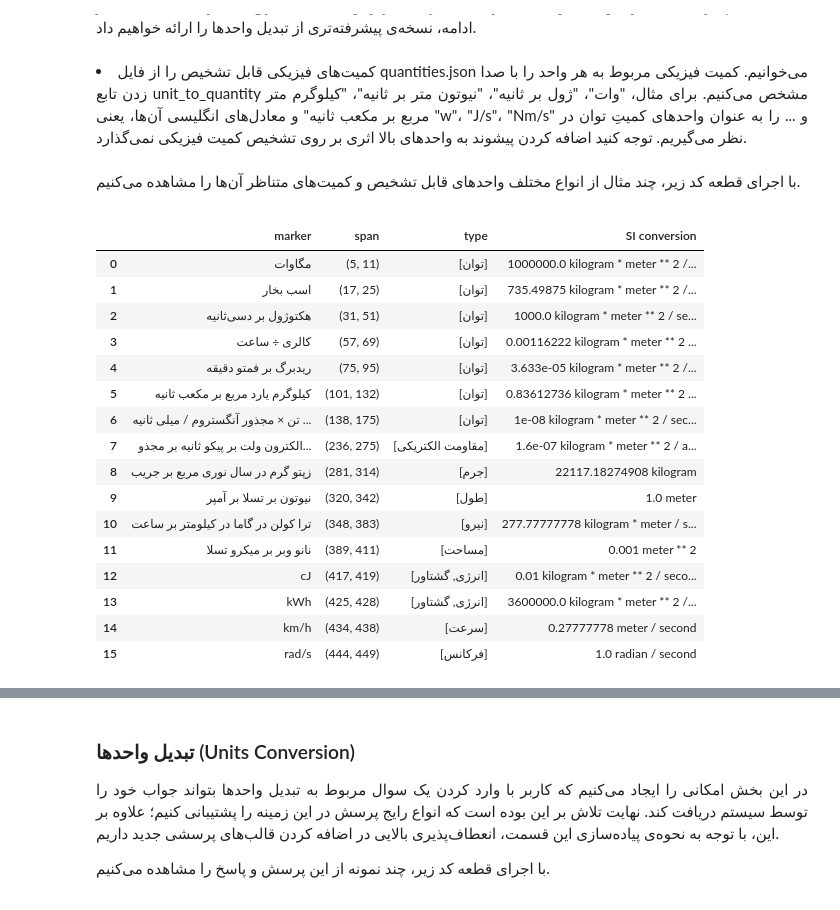
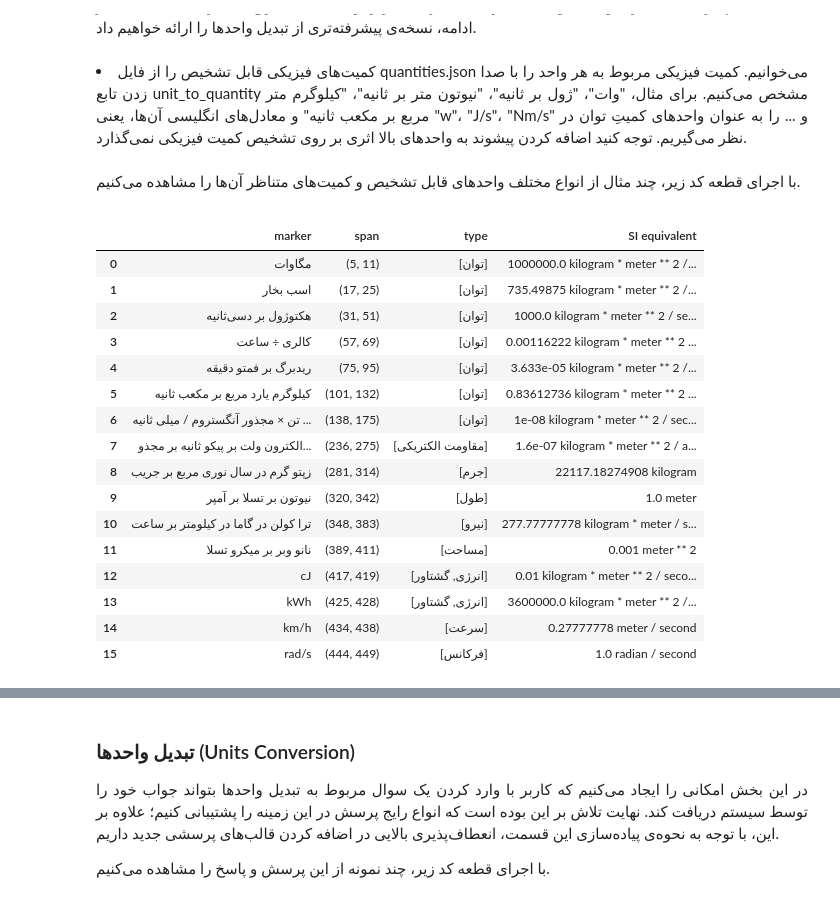
Before and after one commit to arshandalili/mir-units-of-measurements, a Jupyter notebook: units_of_measurement.ipynb, the cells around one changed output, grey strips where cells are left out. Saved outputs shown, nothing was run; the diff lists cells and outputs as text; code cells hidden in the pictures.

```diff
--- a/units_of_measurement.ipynb
+++ b/units_of_measurement.ipynb
@@ -372,35 +373,35 @@ sample = """
     ریدبرگ بر فمتو دقیقه،
     کیلوگرم یارد مربع بر مکعب ثانیه،
     تن × مجذور آنگستروم / میلی ثانیه مکعب،
     یوکتو اونس در میکرون مربع بر واحد زمانی اتمی مکعب،
     الکترون ولت بر پیکو ثانیه بر مجذور آمپر،
     زپتو گرم در سال نوری مربع بر جریب،
     نیوتون بر تسلا بر آمپر،
     ترا کولن در گاما در کیلومتر بر ساعت،
     نانو وبر بر میکرو تسلا،
     cJ،
     kWh،
     km/h،
     rad/s
 """
 
 result = {
     'marker': [],
     'span': [],
     'type': [],
-    'SI conversion': []
+    'SI equivalent': []
 }
 
 ureg = pint.UnitRegistry()
 for unit in extract_units(sample):
     result['marker'].append(unit['marker'])
     result['span'].append(unit['span'])
     result['type'].append(unit_to_quantity(unit['object']))
     result['SI equivalent'].append(str(round(unit_to_SI_unit(unit['object']), 8)))
 
 pd.DataFrame(result)
 # %% [output]
-|  | marker | span | type | SI conversion |
+|  | marker | span | type | SI equivalent |
 | 0 | مگاوات | (5, 11) | [توان] | 1000000.0 kilogram * meter ** 2 /... |
 | 1 | اسب بخار | (17, 25) | [توان] | 735.49875 kilogram * meter ** 2 /... |
 | 2 | هکتوژول بر دسی‌ثانیه | (31, 51) | [توان] | 1000.0 kilogram * meter ** 2 / se... |
```
Also changed, not shown: parts of 15 cells of this notebook, 3 other files.
